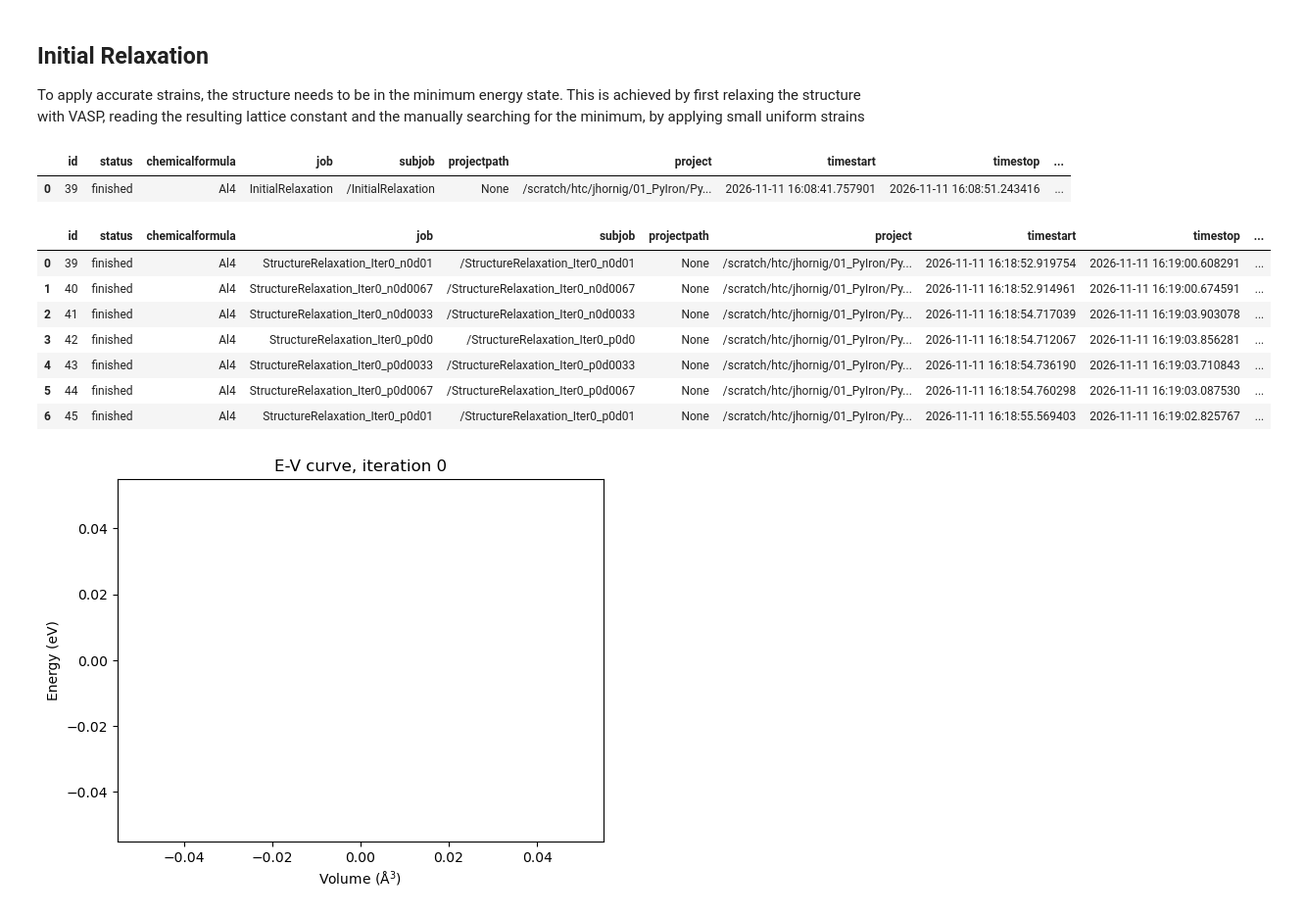
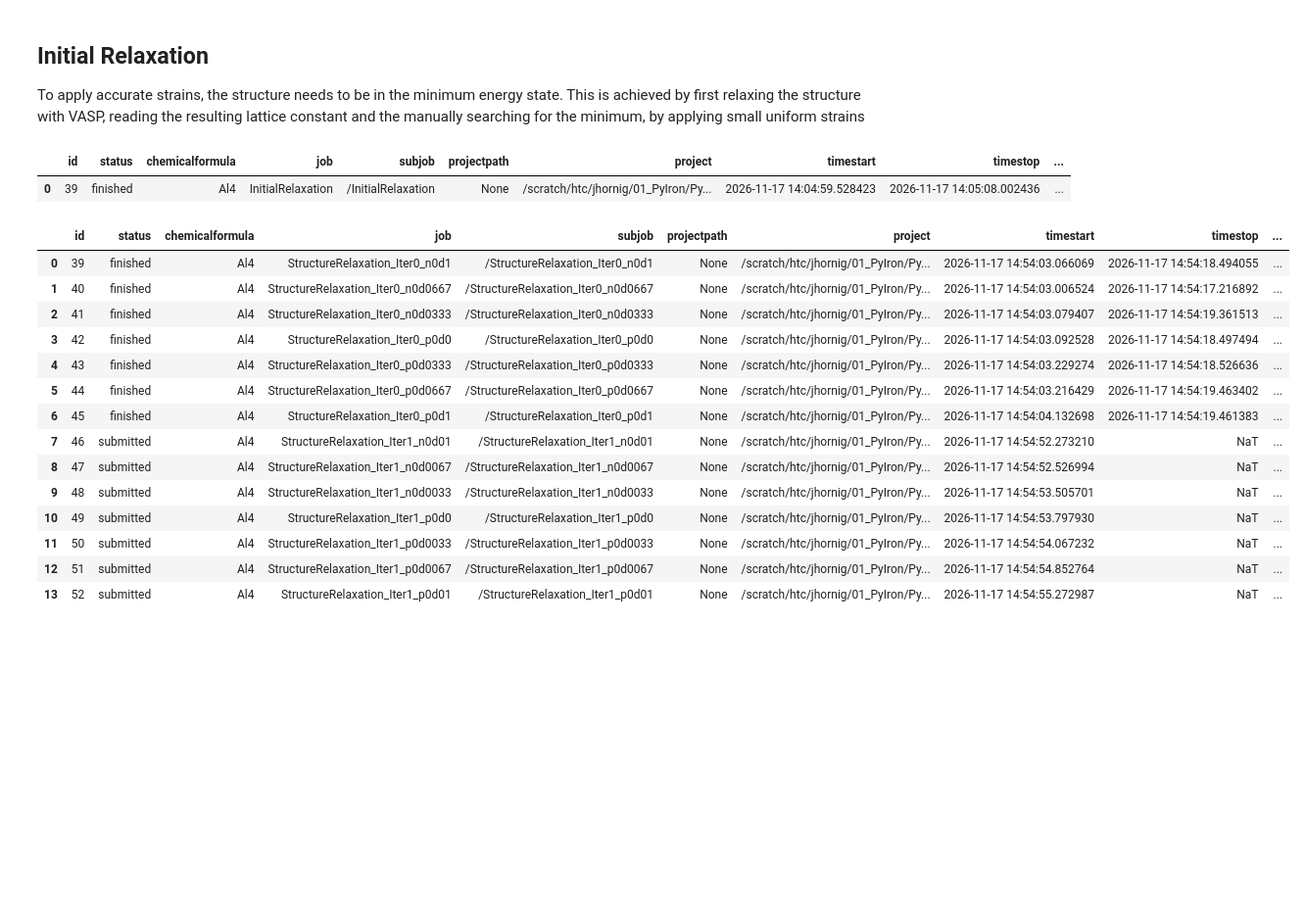
Before and after one commit to JonasHornig/PyIronWorkflows, a Jupyter notebook: src/ElasticConstants.ipynb, the cells around one changed output. Shown at 98% size. Drawn from its saved outputs; the diff is of its cells as text; code cells hidden in the pictures; blank space fills up the shorter version.

```diff
--- a/src/ElasticConstants.ipynb
+++ b/src/ElasticConstants.ipynb
@@ -11,7 +14,8 @@ from datetime import datetime
 # %%
 # Global Variables
 VaspExecutable = "6.4.3_std_mpi"
-MaximumStrainMagnitude_Percent = 0.01
+
+ConversionFactor_eV_A3toGPa = 160.218
 # %% [markdown]
 # Useful Modules
 # %%
@@ -88,7 +92,7 @@ SimulationFilePath = "SimulationFileDump"
 # %%
 if "Log" in globals():
     Log.Close()
-Log = LoggingFile("ElasticConstants.log")
+Log = LoggingFile("Outputs/ElasticConstants.log")
 
 Log.LogEvent("Start bulk modulus calculation\n")
 
@@ -123,17 +127,25 @@ WaitForJobs(ElasticConstantsProject)
 RelaxedStructure = InitialRelaxationJob.structure.copy()
 RelaxedStructure.set_cell(InitialRelaxationJob.output.cells[-1], scale_atoms=False)
 RelaxedStructure.positions = InitialRelaxationJob.output.positions[-1]
+ActiveVolume_A3 = RelaxedStructure.get_volume()
 # %% [output]
 |  | id | status | chemicalformula | job | subjob | projectpath | project | timestart | timestop | ... |
-| 0 | 39 | finished | Al4 | InitialRelaxation | /InitialRelaxation | None | /scratch/htc/jhornig/01_PyIron/Py... | 2026-11-11 16:08:41.757901 | 2026-11-11 16:08:51.243416 | ... |
+| 0 | 39 | finished | Al4 | InitialRelaxation | /InitialRelaxation | None | /scratch/htc/jhornig/01_PyIron/Py... | 2026-11-17 14:04:59.528423 | 2026-11-17 14:05:08.002436 | ... |
+# %%
+def SetVolume(Structure, TargetVolume_A3):
+    NewStructure = Structure.copy()
+    Scaling      = (TargetVolume_A3 / Structure.get_volume()) ** (1/3)
+    NewStructure.set_cell(Structure.cell * Scaling, scale_atoms=True)
+    return NewStructure, Scaling
 # %%
 # Creates a strained state using the input strain in % as linear strain, applied in all directions equally.
-def RunUniaxialStrains(MaximumStrainMagnitude_Percent, InitialStructure, Iteration):
+def RunUniaxialStrains(MaximumStrainMagnitude_Percent, UnstrainedStructure, Iteration):
     StrainMagnitudes_Percent = CreateStrainRange(ZeroStrainPoint_Percent=0, Range_Percent=MaximumStrainMagnitude_Percent, NumberOfStrains=7)
     for Strain_Percent in StrainMagnitudes_Percent:
-        ActiveStructure = InitialStructure.copy()
-        StrainFactor    = 1 + Strain_Percent / 100
-        ActiveStructure.set_cell(InitialStructure.cell * StrainFactor, scale_atoms=True)
+        StrainFactor     = 1 + Strain_Percent / 100
+        TargetVolume_A3  = UnstrainedStructure.get_volume() * StrainFactor ** 3
+
+        ActiveStructure, _ = SetVolume(UnstrainedStructure, TargetVolume_A3)
 
         JobName = f"StructureRelaxation_Iter{Iteration}_{ConvertToDirectoryName(round(Strain_Percent, 4))}"
         RelaxationJob = ElasticConstantsProject.create_job(job_type=ElasticConstantsProject.job_type.Vasp, job_name=JobName)
@@ -142,10 +154,10 @@ def RunUniaxialStrains(MaximumStrainMagnitude_Percent, InitialStructure, Iterati
 
         RelaxationJob.structure = ActiveStructure.copy()
 
-        RelaxationJob.input.incar["ENCUT"] = 650
-        RelaxationJob.input.incar["IBRION"] = 2
-        RelaxationJob.input.incar["ISIF"] = 3
-        RelaxationJob.input.incar["NSW"] = 200
+        RelaxationJob.input.incar["ENCUT"]  = 650
+        RelaxationJob.input.incar["IBRION"] = -1
+        RelaxationJob.input.incar["ISIF"]   = 2
+        RelaxationJob.input.incar["NSW"]    = 0
 
         RelaxationJob.executable = VaspExecutable
         RelaxationJob.run()
@@ -175,14 +242,33 @@ def PlotEnergyVolumeCurve(Project, Iteration):
 # %%
+Log.LogEvent("Start Cell Relaxation\n")
+MaximumIterations = 5
+StrainThreshold = 1e-5
+
 ElasticConstantsProject.remove_jobs(recursive=True, silently=True)
-RunUniaxialStrains(0.01, RelaxedStructure, 0)
-Volumes_A3, Energies_eV = PlotEnergyVolumeCurve(ElasticConstantsProject, Iteration=0)
+
+RunUniaxialStrains(0.1, RelaxedStructure, 0)
+ASE_EquilibriumVolume_A3, _ = PlotEnergyVolumeCurve(Log, ElasticConstantsProject, f"StructureRelaxation_Iter0_")
+RelaxedStructure, RemainingStrain = SetVolume(RelaxedStructure, ASE_EquilibriumVolume_A3)
+
+ActiveIteration = 1
+while RemainingStrain > 1 + StrainThreshold and ActiveIteration < MaximumIterations:
+    RunUniaxialStrains(0.01, RelaxedStructure, ActiveIteration)
+    ASE_EquilibriumVolume_A3, _ = PlotEnergyVolumeCurve(Log, ElasticConstantsProject, f"StructureRelaxation_Iter{ActiveIteration}_")
+    RelaxedStructure, RemainingStrain = SetVolume(RelaxedStructure, ASE_EquilibriumVolume_A3)
+    ActiveIteration += 1
 # %% [output]
 |  | id | status | chemicalformula | job | subjob | projectpath | project | timestart | timestop | ... |
-| 0 | 39 | finished | Al4 | StructureRelaxation_Iter0_n0d01 | /StructureRelaxation_Iter0_n0d01 | None | /scratch/htc/jhornig/01_PyIron/Py... | 2026-11-11 16:18:52.919754 | 2026-11-11 16:19:00.608291 | ... |
-| 1 | 40 | finished | Al4 | StructureRelaxation_Iter0_n0d0067 | /StructureRelaxation_Iter0_n0d0067 | None | /scratch/htc/jhornig/01_PyIron/Py... | 2026-11-11 16:18:52.914961 | 2026-11-11 16:19:00.674591 | ... |
-| 2 | 41 | finished | Al4 | StructureRelaxation_Iter0_n0d0033 | /StructureRelaxation_Iter0_n0d0033 | None | /scratch/htc/jhornig/01_PyIron/Py... | 2026-11-11 16:18:54.717039 | 2026-11-11 16:19:03.903078 | ... |
-| 3 | 42 | finished | Al4 | StructureRelaxation_Iter0_p0d0 | /StructureRelaxation_Iter0_p0d0 | None | /scratch/htc/jhornig/01_PyIron/Py... | 2026-11-11 16:18:54.712067 | 2026-11-11 16:19:03.856281 | ... |
-| 4 | 43 | finished | Al4 | StructureRelaxation_Iter0_p0d0033 | /StructureRelaxation_Iter0_p0d0033 | None | /scratch/htc/jhornig/01_PyIron/Py... | 2026-11-11 16:18:54.736190 | 2026-11-11 16:19:03.710843 | ... |
-| 5 | 44 | finished | Al4 | StructureRelaxation_Iter0_p0d0067 | /StructureRelaxation_Iter0_p0d0067 | None | /scratch/htc/jhornig/01_PyIron/Py... | 2026-11-11 16:18:54.760298 | 2026-11-11 16:19:03.087530 | ... |
-| 6 | 45 | finished | Al4 | StructureRelaxation_Iter0_p0d01 | /StructureRelaxation_Iter0_p0d01 | None | /scratch/htc/jhornig/01_PyIron/Py... | 2026-11-11 16:18:55.569403 | 2026-11-11 16:19:02.825767 | ... |
+| 0 | 39 | finished | Al4 | StructureRelaxation_Iter0_n0d1 | /StructureRelaxation_Iter0_n0d1 | None | /scratch/htc/jhornig/01_PyIron/Py... | 2026-11-17 14:54:03.066069 | 2026-11-17 14:54:18.494055 | ... |
+| 1 | 40 | finished | Al4 | StructureRelaxation_Iter0_n0d0667 | /StructureRelaxation_Iter0_n0d0667 | None | /scratch/htc/jhornig/01_PyIron/Py... | 2026-11-17 14:54:03.006524 | 2026-11-17 14:54:17.216892 | ... |
+| 2 | 41 | finished | Al4 | StructureRelaxation_Iter0_n0d0333 | /StructureRelaxation_Iter0_n0d0333 | None | /scratch/htc/jhornig/01_PyIron/Py... | 2026-11-17 14:54:03.079407 | 2026-11-17 14:54:19.361513 | ... |
+| 3 | 42 | finished | Al4 | StructureRelaxation_Iter0_p0d0 | /StructureRelaxation_Iter0_p0d0 | None | /scratch/htc/jhornig/01_PyIron/Py... | 2026-11-17 14:54:03.092528 | 2026-11-17 14:54:18.497494 | ... |
+| 4 | 43 | finished | Al4 | StructureRelaxation_Iter0_p0d0333 | /StructureRelaxation_Iter0_p0d0333 | None | /scratch/htc/jhornig/01_PyIron/Py... | 2026-11-17 14:54:03.229274 | 2026-11-17 14:54:18.526636 | ... |
+| 5 | 44 | finished | Al4 | StructureRelaxation_Iter0_p0d0667 | /StructureRelaxation_Iter0_p0d0667 | None | /scratch/htc/jhornig/01_PyIron/Py... | 2026-11-17 14:54:03.216429 | 2026-11-17 14:54:19.463402 | ... |
+| 6 | 45 | finished | Al4 | StructureRelaxation_Iter0_p0d1 | /StructureRelaxation_Iter0_p0d1 | None | /scratch/htc/jhornig/01_PyIron/Py... | 2026-11-17 14:54:04.132698 | 2026-11-17 14:54:19.461383 | ... |
+| 7 | 46 | submitted | Al4 | StructureRelaxation_Iter1_n0d01 | /StructureRelaxation_Iter1_n0d01 | None | /scratch/htc/jhornig/01_PyIron/Py... | 2026-11-17 14:54:52.273210 | NaT | ... |
+| 8 | 47 | submitted | Al4 | StructureRelaxation_Iter1_n0d0067 | /StructureRelaxation_Iter1_n0d0067 | None | /scratch/htc/jhornig/01_PyIron/Py... | 2026-11-17 14:54:52.526994 | NaT | ... |
+| 9 | 48 | submitted | Al4 | StructureRelaxation_Iter1_n0d0033 | /StructureRelaxation_Iter1_n0d0033 | None | /scratch/htc/jhornig/01_PyIron/Py... | 2026-11-17 14:54:53.505701 | NaT | ... |
+| 10 | 49 | submitted | Al4 | StructureRelaxation_Iter1_p0d0 | /StructureRelaxation_Iter1_p0d0 | None | /scratch/htc/jhornig/01_PyIron/Py... | 2026-11-17 14:54:53.797930 | NaT | ... |
+| 11 | 50 | submitted | Al4 | StructureRelaxation_Iter1_p0d0033 | /StructureRelaxation_Iter1_p0d0033 | None | /scratch/htc/jhornig/01_PyIron/Py... | 2026-11-17 14:54:54.067232 | NaT | ... |
+| 12 | 51 | submitted | Al4 | StructureRelaxation_Iter1_p0d0067 | /StructureRelaxation_Iter1_p0d0067 | None | /scratch/htc/jhornig/01_PyIron/Py... | 2026-11-17 14:54:54.852764 | NaT | ... |
+| 13 | 52 | submitted | Al4 | StructureRelaxation_Iter1_p0d01 | /StructureRelaxation_Iter1_p0d01 | None | /scratch/htc/jhornig/01_PyIron/Py... | 2026-11-17 14:54:55.272987 | NaT | ... |
-[figure, removed]
```
Also changed, not shown: parts of 5 cells of this notebook.
